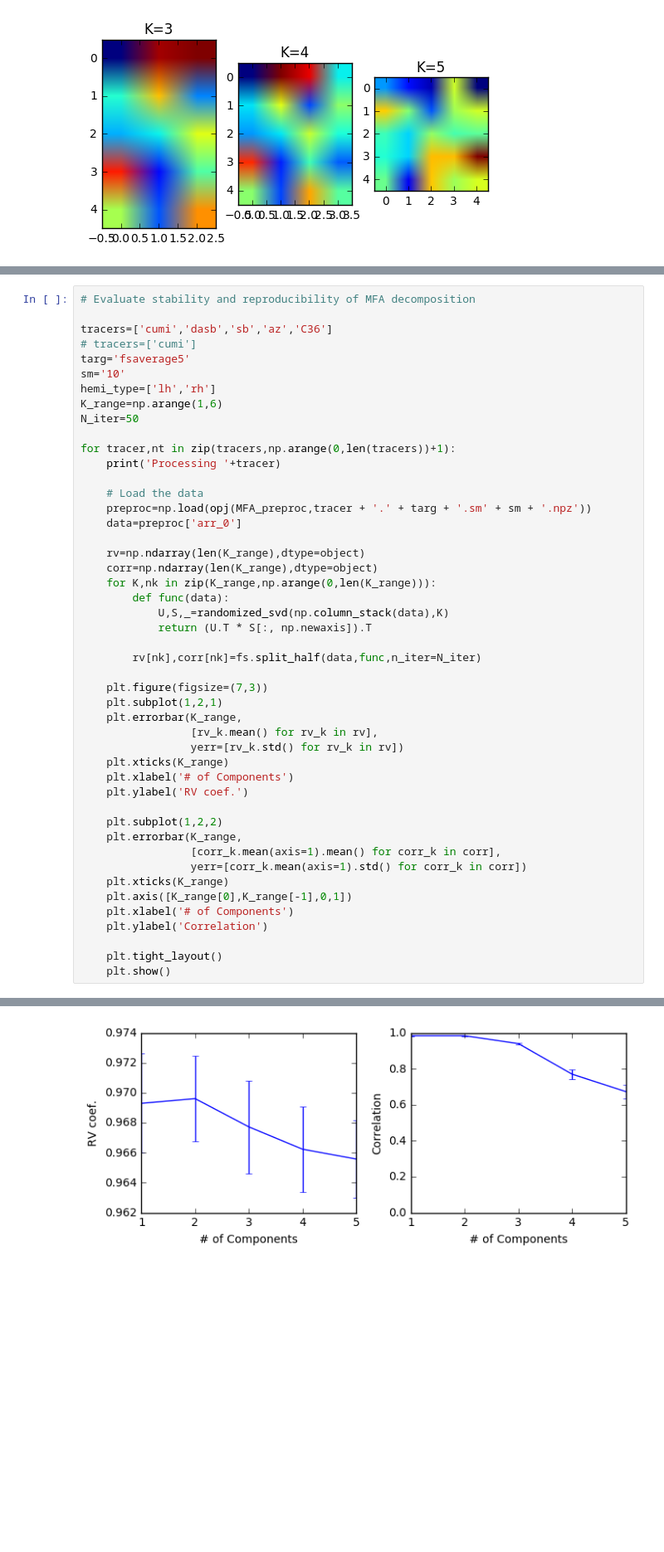
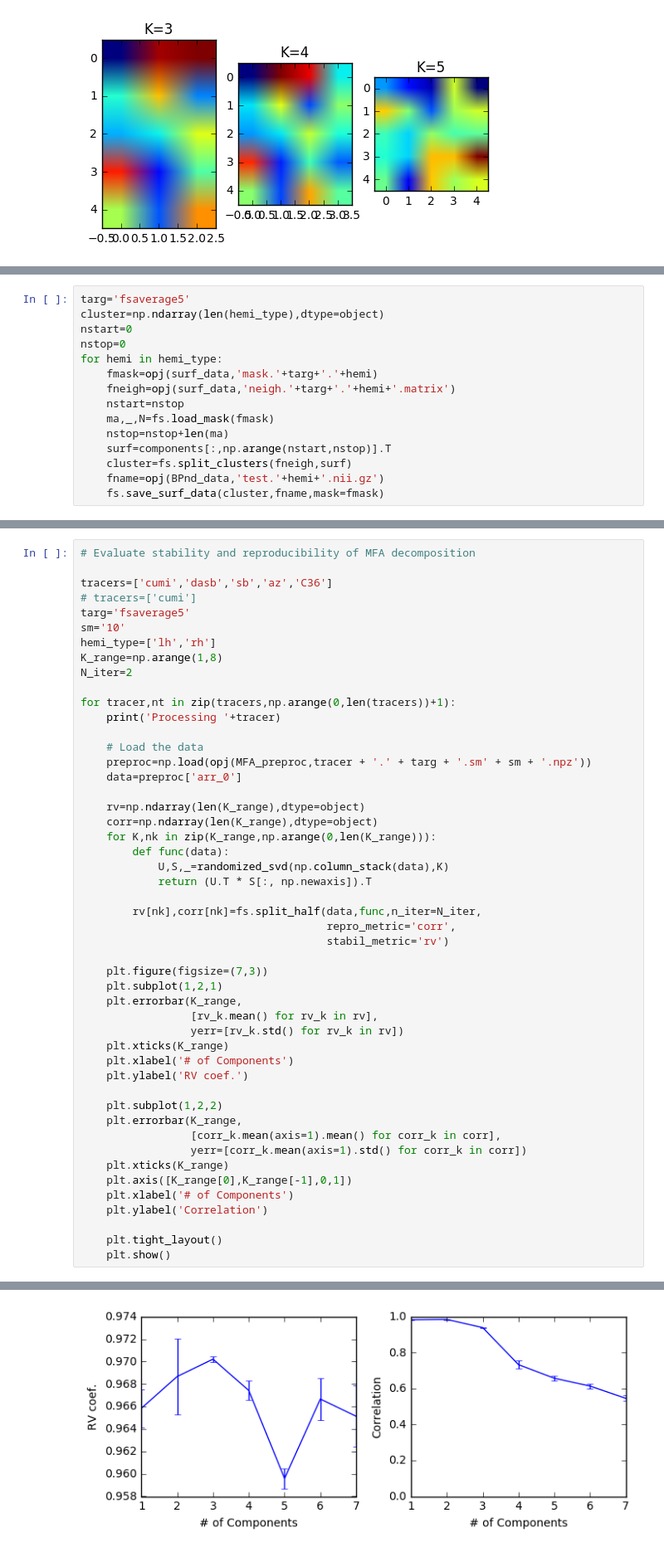
Before and after one commit to melanieganz/5HT_clustering, a Jupyter notebook: clustering_analysis.ipynb, the cells around one changed output, grey strips where cells are left out. Shown at 83% size. Drawn from its saved outputs; the diff is of its cells as text; blank space fills up the shorter version.

```diff
--- a/clustering_analysis.ipynb
+++ b/clustering_analysis.ipynb
@@ -187,0 +554,15 @@ for estimator in estimators:
+# %%
+targ='fsaverage5'
+cluster=np.ndarray(len(hemi_type),dtype=object)
+nstart=0
+nstop=0
+for hemi in hemi_type:
+    fmask=opj(surf_data,'mask.'+targ+'.'+hemi)
+    fneigh=opj(surf_data,'neigh.'+targ+'.'+hemi+'.matrix')
+    nstart=nstop
+    ma,_,N=fs.load_mask(fmask)
+    nstop=nstop+len(ma)
+    surf=components[:,np.arange(nstart,nstop)].T
+    cluster=fs.split_clusters(fneigh,surf)
+    fname=opj(BPnd_data,'test.'+hemi+'.nii.gz')
+    fs.save_surf_data(cluster,fname,mask=fmask)
@@ -252,8 +651,8 @@ tracers=['cumi','dasb','sb','az','C36']
 targ='fsaverage5'
 sm='10'
 hemi_type=['lh','rh']
-K_range=np.arange(1,6)
-N_iter=50
+K_range=np.arange(1,8)
+N_iter=2
 
 for tracer,nt in zip(tracers,np.arange(0,len(tracers))+1):
     print('Processing '+tracer)
@@ -269,7 +668,9 @@ for tracer,nt in zip(tracers,np.arange(0,len(tracers))+1):
             U,S,_=randomized_svd(np.column_stack(data),K)
             return (U.T * S[:, np.newaxis]).T
 
-        rv[nk],corr[nk]=fs.split_half(data,func,n_iter=N_iter)
+        rv[nk],corr[nk]=fs.split_half(data,func,n_iter=N_iter,
+                                      repro_metric='corr',
+                                      stabil_metric='rv')
 
     plt.figure(figsize=(7,3))
     plt.subplot(1,2,1)
@@ -299,3 +700,3 @@ Processing dasb
 Processing sb
-[figure, old version]
+[figure, new version]
 Processing az
```
Also changed, not shown: parts of 17 cells of this notebook, 2 other files.
